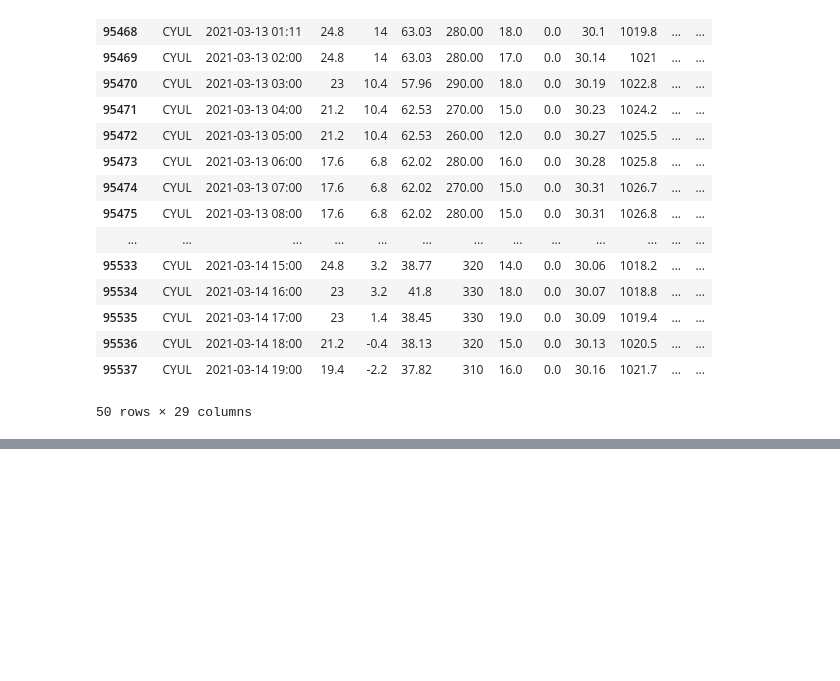
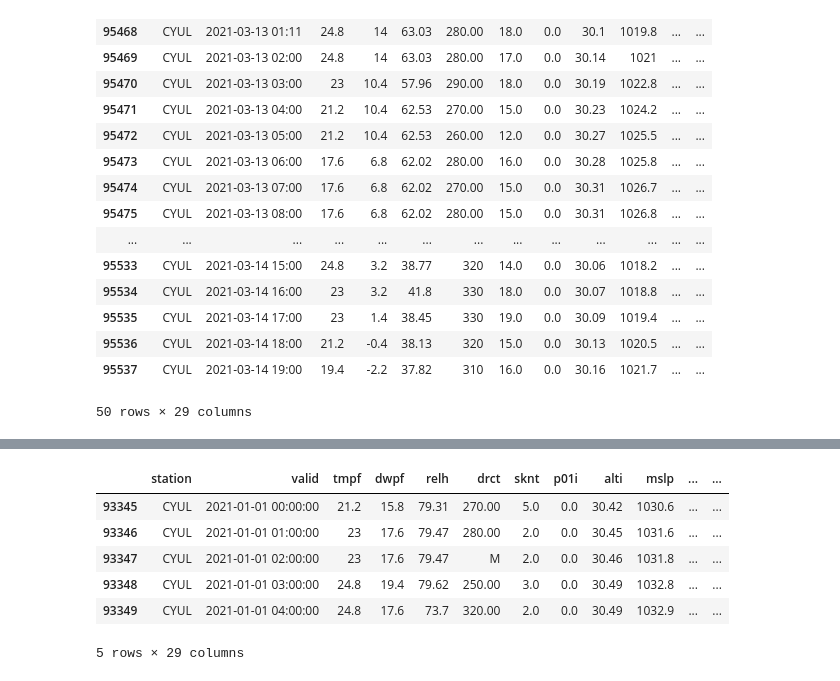
Before and after one commit to drdevinhopkins/210307, a Jupyter notebook: notebooks/update_weather.ipynb, the cells around one changed output, grey strips where cells are left out. Cells and saved outputs as stored; diff of their text form; code cells hidden in the pictures; blank space fills up the shorter version.

```diff
--- a/notebooks/update_weather.ipynb
+++ b/notebooks/update_weather.ipynb
@@ -68,0 +83,12 @@ concat_weather.to_csv('../CYULweather.csv', index=False)
+# %%
+old_weather.valid = pd.to_datetime(old_weather.valid)
+weather = old_weather[old_weather.valid>='2021-01-01']
+weather.head()
+# %% [output]
+|  | station | valid | tmpf | dwpf | relh | drct | sknt | p01i | alti | mslp | ... | ... |
+| 93345 | CYUL | 2021-01-01 00:00:00 | 21.2 | 15.8 | 79.31 | 270.00 | 5.0 | 0.0 | 30.42 | 1030.6 | ... | ... |
+| 93346 | CYUL | 2021-01-01 01:00:00 | 23 | 17.6 | 79.47 | 280.00 | 2.0 | 0.0 | 30.45 | 1031.6 | ... | ... |
+| 93347 | CYUL | 2021-01-01 02:00:00 | 23 | 17.6 | 79.47 | M | 2.0 | 0.0 | 30.46 | 1031.8 | ... | ... |
+| 93348 | CYUL | 2021-01-01 03:00:00 | 24.8 | 19.4 | 79.62 | 250.00 | 3.0 | 0.0 | 30.49 | 1032.8 | ... | ... |
+| 93349 | CYUL | 2021-01-01 04:00:00 | 24.8 | 17.6 | 73.7 | 320.00 | 2.0 | 0.0 | 30.49 | 1032.9 | ... | ... |
+5 rows × 29 columns
```
Also changed, not shown: parts of 4 cells of this notebook, 2 other files.
